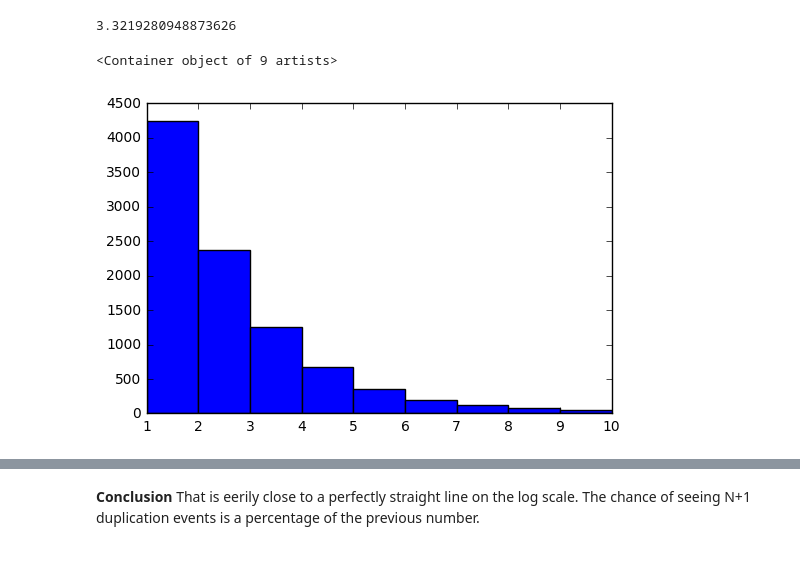
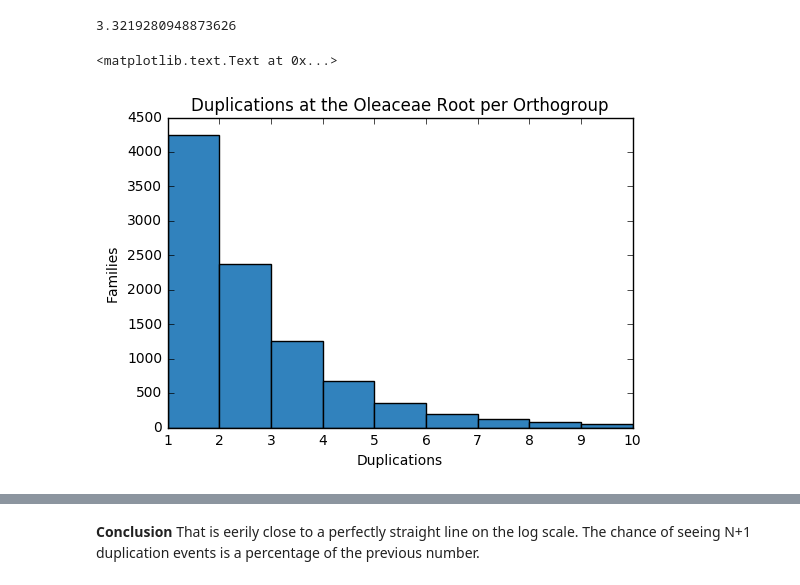
Before and after one commit to josiahseaman/DNA_Duplications, a Jupyter notebook: Homeologs_Analysis.ipynb, the cells around one changed output, grey strips where cells are left out. Drawn from its saved outputs; the diff is of its cells as text; code cells hidden in the pictures.

Commit message:
Analysis with a single N1 mention: 4242 gene families.

```diff
--- a/Homeologs_Analysis.ipynb
+++ b/Homeologs_Analysis.ipynb
@@ -328,12 +328,15 @@ log(10) / log(2)
 # %%
 %matplotlib inline
 import numpy as np
 import matplotlib.pyplot as plt
 
 fig, ax = plt.subplots()
-ax.bar([1,2,3,4,5,6,7,8,9], heights, width=1)
+ax.bar([1,2,3,4,5,6,7,8,9], heights, width=1, color='#3182bd')
+ax.set_title("Duplications at the Oleaceae Root per Orthogroup")
+ax.set_xlabel("Duplications")
+ax.set_ylabel("Families")
 # %% [output]
-<Container object of 9 artists>
+<matplotlib.text.Text at 0x...>
-[figure, old version]
+[figure, new version]
 # %%
 fig, ax = plt.subplots()
```
Also changed, not shown: parts of 23 cells of this notebook, 1 other file.
